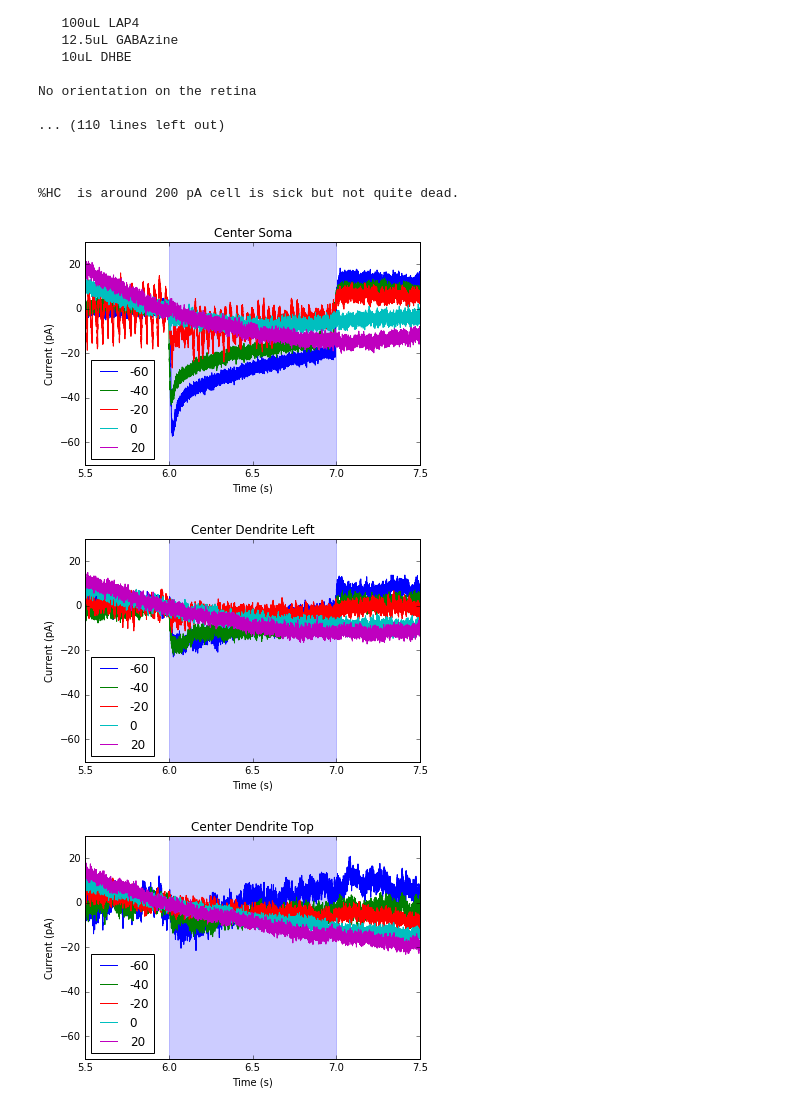
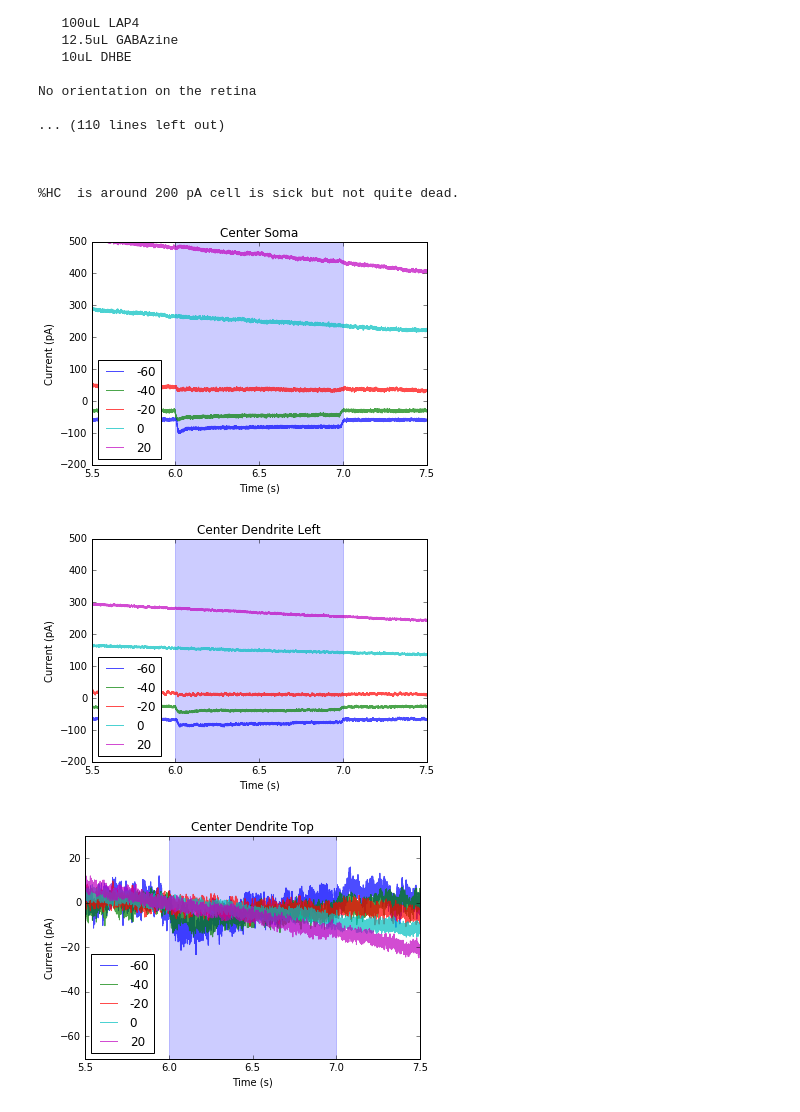
Before and after one commit to vdutell/ephysanalysis, a Jupyter notebook: vclamp.ipynb, the cells around one changed output. Drawn from its saved outputs; the diff is of its cells as text; code cells hidden in the pictures.

```diff
--- a/vclamp.ipynb
+++ b/vclamp.ipynb
@@ -1178,7 +1162,7 @@ def plotavgsweeps(sweeplist, conditions_list, fnamepre, fnamepost, mylabel, stim
         #print(avg)
 
 
-        plt.plot(times, avg, label = sweeplist[i])
+        plt.plot(times, avg, label = sweeplist[i], alpha = 0.7)
 # %%
 sweeplist = ['-60','-40','-20','0','20']
 cs_conditions = ['0003','0004','0005']
@@ -1393,9 +1380,15 @@ No orientation on the retina
 %HC  is around 200 pA cell is sick but not quite dead.
 # %%
 sweeplist = ['-60','-40','-20','0','20']
-cs_conditions = ['0015','0016','0017']
-cdl_conditions = ['0018','0019','0020'] #center dendrite left
-cdt_conditions = ['0021','0022','0023'] #center dendrite top
+
+#cell 3
+cs_conditions = ['0009','0009','0010']
+cdt_conditions = ['0011','0012','0013'] #center dendrite left
+
+#cell 4
+#cs_conditions = ['0015','0016','0017']
+#cdl_conditions = ['0018','0019','0020'] #center dendrite left
+#cdt_conditions = ['0021','0022','0023'] #center dendrite top
 
 fnamepre = '../data/ChatCreChR2/' + date + ' ChR2ChatCrep56/' + datef2
 fnamepost = '.abf'
@@ -1403,36 +1396,39 @@ mylabel = ''
 stimstart = 6.
 stimend = 7.
 rawbg = 0
-submean = 1
+submean = 0
 fullsweep = 0
-hpfilter = 1
+hpfilter = 0
 
 plotavgsweeps(sweeplist, cs_conditions, fnamepre, fnamepost, mylabel, stimstart, stimend, rawbg, submean, hpfilter)
 
 ##show limits of stimulation
 plt.axvspan(stimstart, stimend, alpha=0.2, color='blue')
 
 #choose how much of sweep to plot (x and y limits)
 if(fullsweep):
     plt.xlim([0, 10])
     plt.ylim([-1000, 1000])
 elif not(submean):
     plt.xlim([5.5, 7.5])
     plt.ylim([-200, 500])
 elif(submean):
     plt.xlim([5.5, 7.5])
     plt.ylim([-70, 30])
 
 plt.xlabel('Time (s)')
 plt.ylabel('Current (pA)')
 
+#plt.xlim([5.5,7.5])
+#plt.ylim([-70,20])
+
 plt.title('Center Soma')
 
 if not(rawbg):
     plt.legend(loc=3)
     plt.show()
 # %% [output]
-[figure, old version]
+[figure, new version]
 # %%
 plotavgsweeps(sweeplist, cdl_conditions, fnamepre, fnamepost, mylabel, stimstart, stimend, rawbg, submean, hpfilter)
 
@@ -1450,16 +1446,20 @@ elif(submean):
     plt.xlim([5.5, 7.5])
     plt.ylim([-70, 30])
 
+#plt.xlim([7.5,9.5])
+#plt.ylim([-70,20])
+
 plt.xlabel('Time (s)')
 plt.ylabel('Current (pA)')
 
 plt.title('Center Dendrite Left')
 
+
 if not(rawbg):
     plt.legend(loc=3)
     plt.show()
 # %% [output]
-[figure, old version]
+[figure, new version]
 # %%
 plotavgsweeps(sweeplist, cdt_conditions, fnamepre, fnamepost, mylabel, stimstart, stimend, rawbg, submean, hpfilter)
 
@@ -1486,7 +1486,7 @@ if not(rawbg):
     plt.legend(loc=3)
     plt.show()
 # %% [output]
-[figure, old version]
+[figure, new version]
 # %%
 baseline = 0.5
 
```
Also changed, not shown: parts of 19 cells of this notebook, 1 other file.
